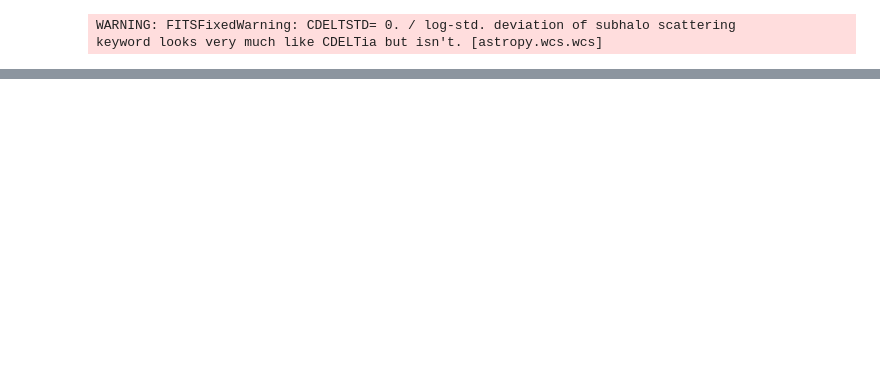
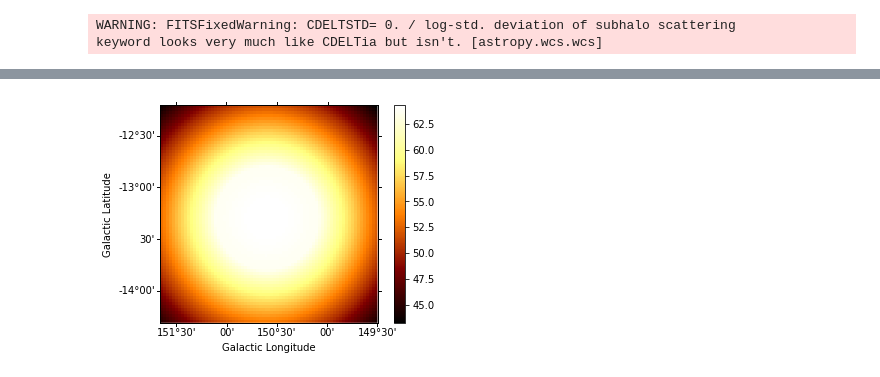
Before and after one commit to peroju/dm-gammapy, a Jupyter notebook: notebooks/SkyDiffuseSimulation.ipynb, the cells around one changed output, grey strips where cells are left out. Cells and saved outputs as stored; diff of their text form; code cells hidden in the pictures; blank space fills up the shorter version.

```diff
--- a/notebooks/SkyDiffuseSimulation.ipynb
+++ b/notebooks/SkyDiffuseSimulation.ipynb
@@ -29,0 +218,7 @@ map_dm.plot(cmap="viridis", vmax=map_dm.data[map_dm.data>0].max()/50, norm=LogNo
+# %%
+background = make_map_background_irf(
+    pointing=pointing, ontime=livetime, bkg=irfs["bkg"], geom=geom3d
+)
+background.sum_over_axes().plot(add_cbar=True);
+# %% [output]
+[figure, added]
```
Also changed, not shown: parts of 39 cells of this notebook, 1 other file.
